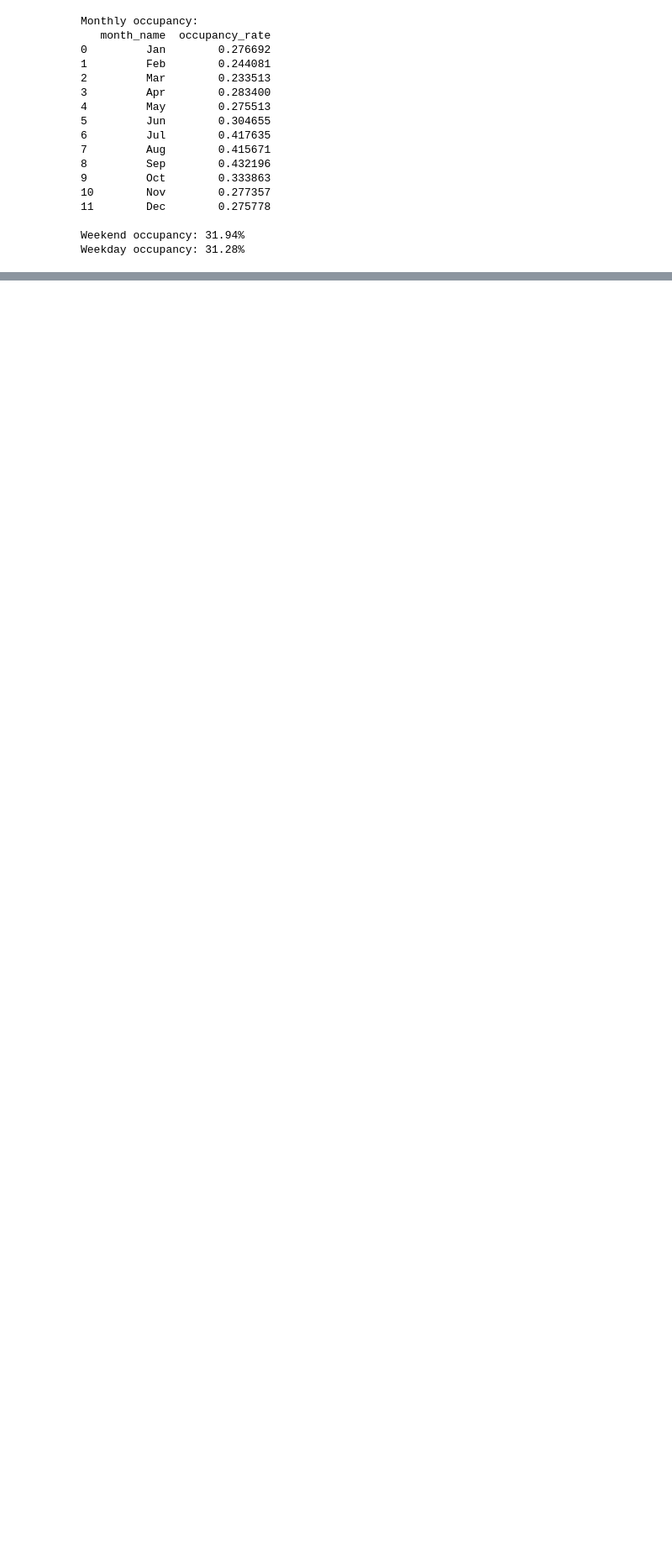
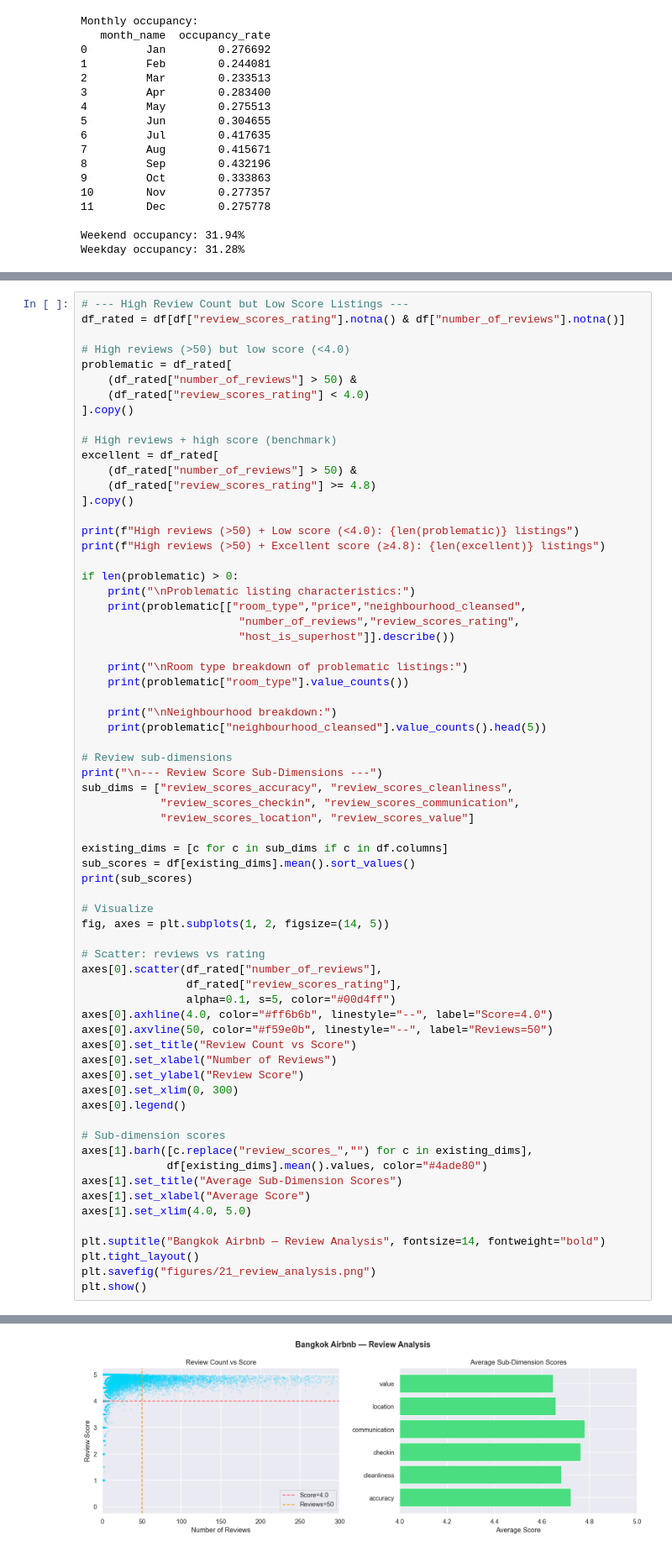
Before and after one commit to primemarasinghe/airbnb-market-intelligence, a Jupyter notebook: notebooks/01_eda.ipynb, the cells around one changed output, grey strips where cells are left out. Shown at 84% size. Drawn from its saved outputs; the diff is of its cells as text; blank space fills up the shorter version.

```diff
--- a/notebooks/01_eda.ipynb
+++ b/notebooks/01_eda.ipynb
@@ -411,0 +554,68 @@ NameError: name 'pd' is not defined
+# %%
+# --- High Review Count but Low Score Listings ---
+df_rated = df[df["review_scores_rating"].notna() & df["number_of_reviews"].notna()]
+
+# High reviews (>50) but low score (<4.0)
+problematic = df_rated[
+    (df_rated["number_of_reviews"] > 50) &
+    (df_rated["review_scores_rating"] < 4.0)
+].copy()
+
+# High reviews + high score (benchmark)
+excellent = df_rated[
+    (df_rated["number_of_reviews"] > 50) &
+    (df_rated["review_scores_rating"] >= 4.8)
+].copy()
+
+print(f"High reviews (>50) + Low score (<4.0): {len(problematic)} listings")
+print(f"High reviews (>50) + Excellent score (≥4.8): {len(excellent)} listings")
+
+if len(problematic) > 0:
+    print("\nProblematic listing characteristics:")
+    print(problematic[["room_type","price","neighbourhood_cleansed",
+                        "number_of_reviews","review_scores_rating",
+                        "host_is_superhost"]].describe())
+
+    print("\nRoom type breakdown of problematic listings:")
+    print(problematic["room_type"].value_counts())
+
+    print("\nNeighbourhood breakdown:")
+    print(problematic["neighbourhood_cleansed"].value_counts().head(5))
+
+# Review sub-dimensions
+print("\n--- Review Score Sub-Dimensions ---")
+sub_dims = ["review_scores_accuracy", "review_scores_cleanliness",
+            "review_scores_checkin", "review_scores_communication",
+            "review_scores_location", "review_scores_value"]
+
+existing_dims = [c for c in sub_dims if c in df.columns]
+sub_scores = df[existing_dims].mean().sort_values()
+print(sub_scores)
+
+# Visualize
+fig, axes = plt.subplots(1, 2, figsize=(14, 5))
+
+# Scatter: reviews vs rating
+axes[0].scatter(df_rated["number_of_reviews"],
+                df_rated["review_scores_rating"],
+                alpha=0.1, s=5, color="#00d4ff")
+axes[0].axhline(4.0, color="#ff6b6b", linestyle="--", label="Score=4.0")
+axes[0].axvline(50, color="#f59e0b", linestyle="--", label="Reviews=50")
+axes[0].set_title("Review Count vs Score")
+axes[0].set_xlabel("Number of Reviews")
+axes[0].set_ylabel("Review Score")
+axes[0].set_xlim(0, 300)
+axes[0].legend()
+
+# Sub-dimension scores
+axes[1].barh([c.replace("review_scores_","") for c in existing_dims],
+             df[existing_dims].mean().values, color="#4ade80")
+axes[1].set_title("Average Sub-Dimension Scores")
+axes[1].set_xlabel("Average Score")
+axes[1].set_xlim(4.0, 5.0)
+
+plt.suptitle("Bangkok Airbnb — Review Analysis", fontsize=14, fontweight="bold")
+plt.tight_layout()
+plt.savefig("figures/21_review_analysis.png")
+plt.show()
+# %% [output]
@@ -411,0 +633 @@ NameError: name 'pd' is not defined
+[figure, added]
```
Also changed, not shown: parts of 6 cells of this notebook, 9 other files.
